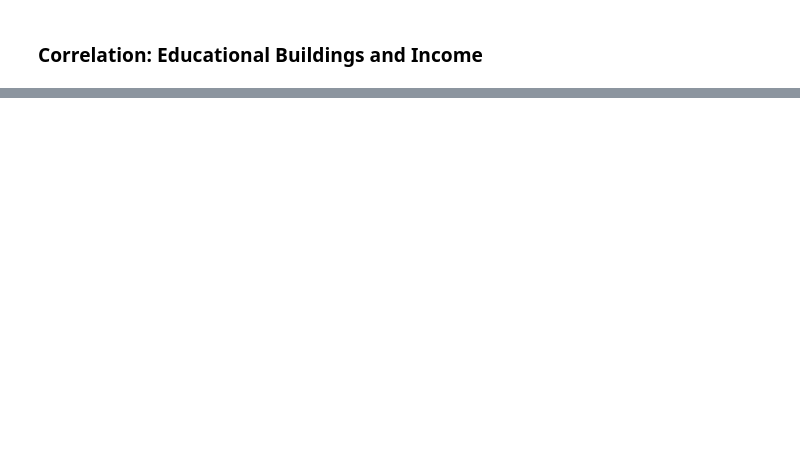
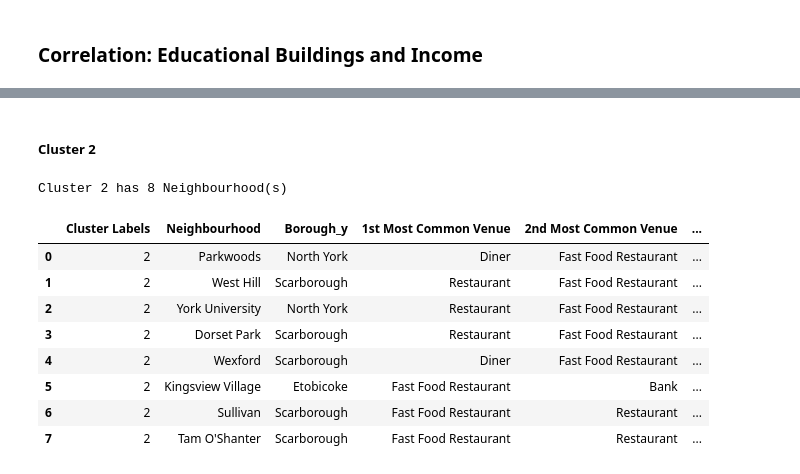
Before and after one commit to Sujeev-Uthayakumar/clustering-navigation, a Jupyter notebook: src/index.ipynb, the cells around one changed output, grey strips where cells are left out. Saved outputs shown, nothing was run; the diff lists cells and outputs as text; code cells hidden in the pictures; blank space fills up the shorter version.

```diff
--- a/src/index.ipynb
+++ b/src/index.ipynb
@@ -358,0 +441,15 @@ map_clusters_2
+# %% [markdown]
+<h5><b>Cluster 2</b></h5>
+# %%
+display_cluster(2)
+# %% [output]
+Cluster 2 has 8 Neighbourhood(s)
+|  | Cluster Labels | Neighbourhood | Borough_y | 1st Most Common Venue | 2nd Most Common Venue | ... |
+| 0 | 2 | Parkwoods | North York | Diner | Fast Food Restaurant | ... |
+| 1 | 2 | West Hill | Scarborough | Restaurant | Fast Food Restaurant | ... |
+| 2 | 2 | York University | North York | Restaurant | Fast Food Restaurant | ... |
+| 3 | 2 | Dorset Park | Scarborough | Restaurant | Fast Food Restaurant | ... |
+| 4 | 2 | Wexford | Scarborough | Diner | Fast Food Restaurant | ... |
+| 5 | 2 | Kingsview Village | Etobicoke | Fast Food Restaurant | Bank | ... |
+| 6 | 2 | Sullivan | Scarborough | Fast Food Restaurant | Restaurant | ... |
+| 7 | 2 | Tam O'Shanter | Scarborough | Fast Food Restaurant | Restaurant | ... |
```
Also changed, not shown: parts of 22 cells of this notebook.
